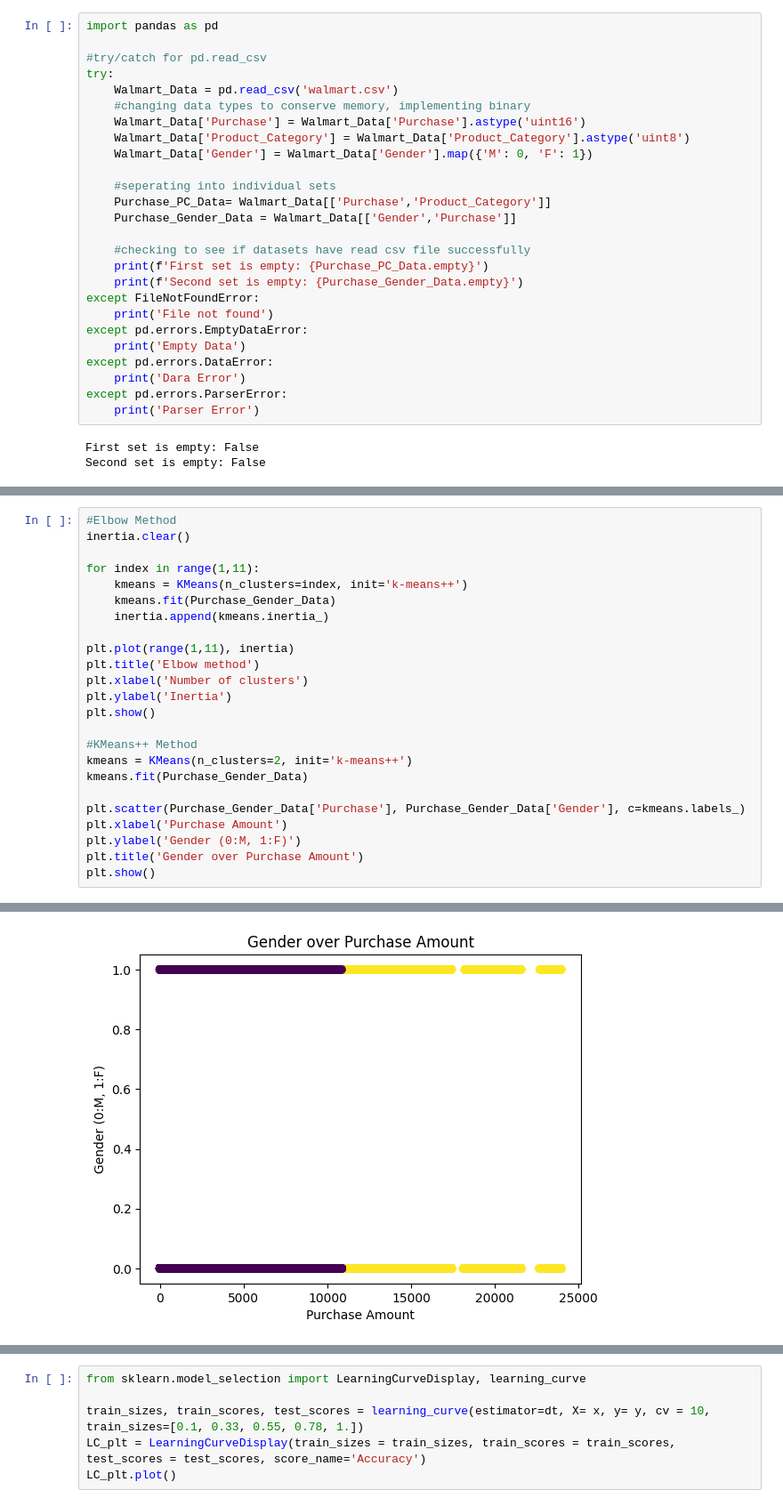
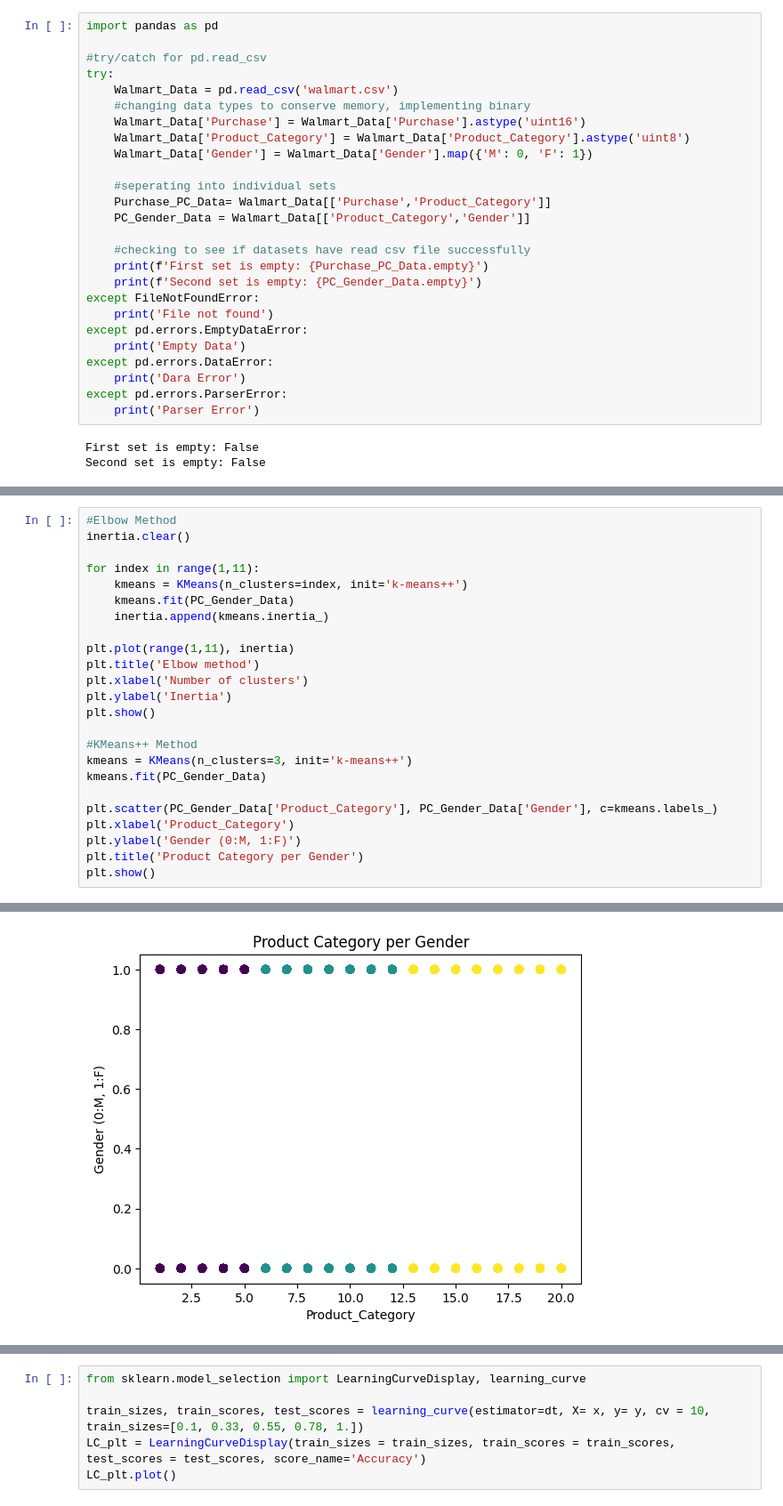
Before and after one commit to CIC-Research/Data-Science-Project, a Jupyter notebook: main.ipynb, the cells around one changed output, grey strips where cells are left out. Shown at 89% size. Cells and saved outputs as stored; diff of their text form.

```diff
--- a/main.ipynb
+++ b/main.ipynb
@@ -23,11 +23,11 @@ try:
 
     #seperating into individual sets
     Purchase_PC_Data= Walmart_Data[['Purchase','Product_Category']]
-    Purchase_Gender_Data = Walmart_Data[['Gender','Purchase']]
+    PC_Gender_Data = Walmart_Data[['Product_Category','Gender']]
 
     #checking to see if datasets have read csv file successfully
     print(f'First set is empty: {Purchase_PC_Data.empty}')
-    print(f'Second set is empty: {Purchase_Gender_Data.empty}')
+    print(f'Second set is empty: {PC_Gender_Data.empty}')
 except FileNotFoundError:
     print('File not found')
 except pd.errors.EmptyDataError:
@@ -115,7 +115,7 @@ inertia.clear()
 
 for index in range(1,11):
     kmeans = KMeans(n_clusters=index, init='k-means++')
-    kmeans.fit(Purchase_Gender_Data)
+    kmeans.fit(PC_Gender_Data)
     inertia.append(kmeans.inertia_)
 
 plt.plot(range(1,11), inertia)
@@ -125,12 +125,12 @@ plt.ylabel('Inertia')
 plt.show()
 
 #KMeans++ Method
-kmeans = KMeans(n_clusters=2, init='k-means++')
-kmeans.fit(Purchase_Gender_Data)
+kmeans = KMeans(n_clusters=3, init='k-means++')
+kmeans.fit(PC_Gender_Data)
 
-plt.scatter(Purchase_Gender_Data['Purchase'], Purchase_Gender_Data['Gender'], c=kmeans.labels_)
-plt.xlabel('Purchase Amount')
+plt.scatter(PC_Gender_Data['Product_Category'], PC_Gender_Data['Gender'], c=kmeans.labels_)
+plt.xlabel('Product_Category')
 plt.ylabel('Gender (0:M, 1:F)')
-plt.title('Gender over Purchase Amount')
+plt.title('Product Category per Gender')
 plt.show()
 # %% [output]
@@ -138,4 +138,4 @@ plt.show()
-[figure, old version]
+[figure, new version]
 # %% [markdown]
 #### Step 3: Classification
 ##### Decision Trees
```
Also changed, not shown: parts of 12 cells of this notebook.
